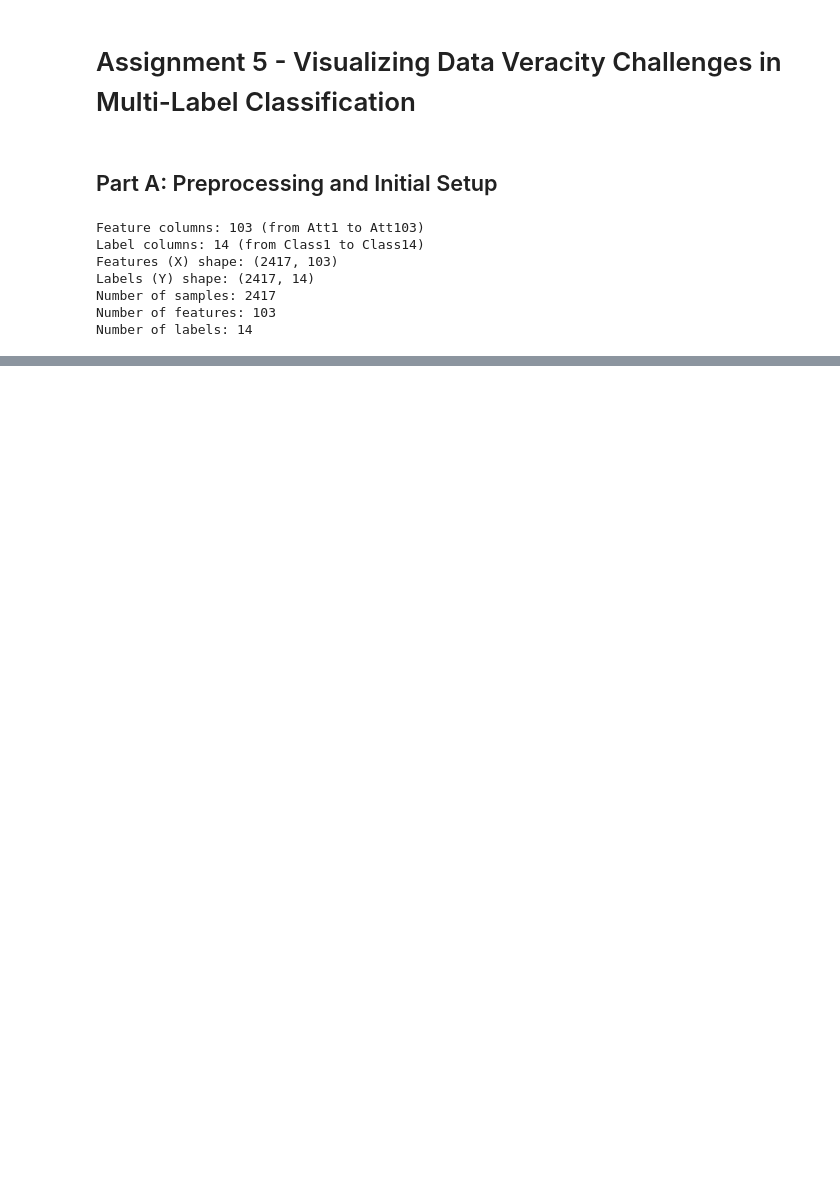
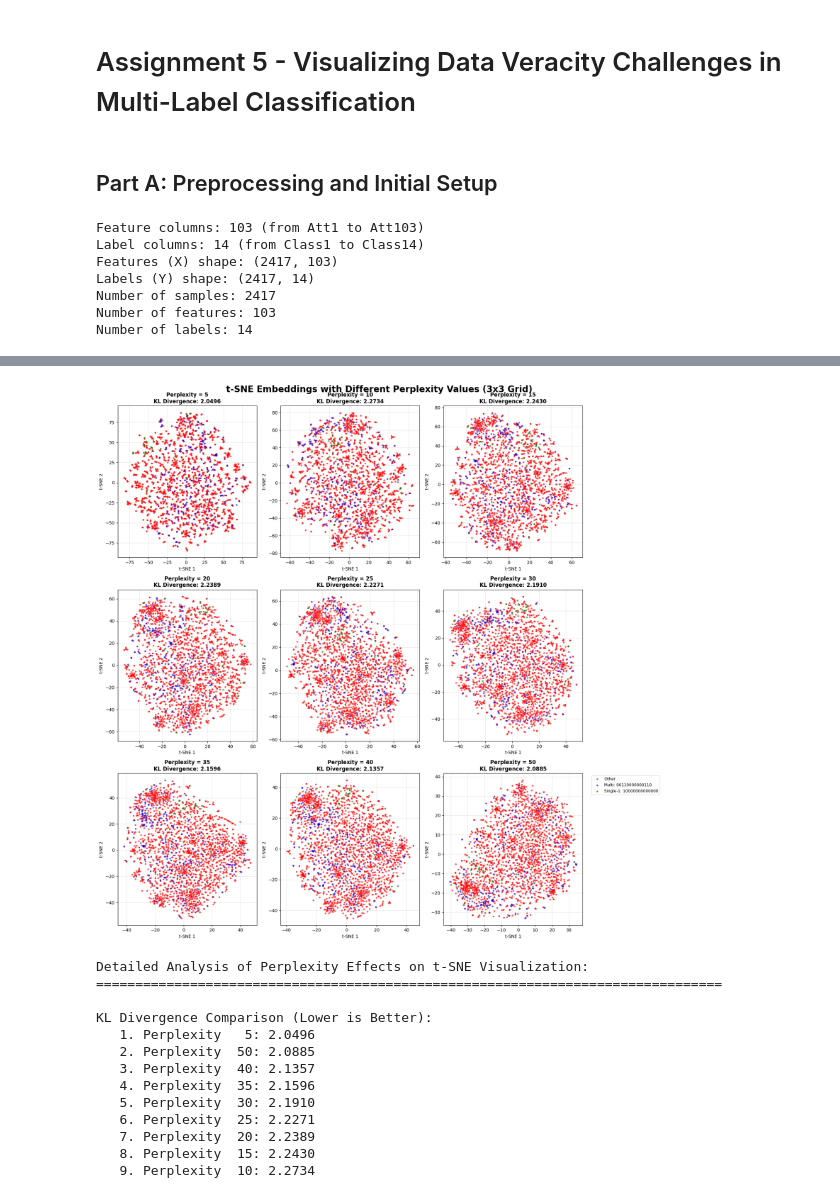
Before and after one commit to ha-rish-23/assignment-5-ha-rish-23, a Jupyter notebook: solution.ipynb, the cells around one changed output, grey strips where cells are left out. Drawn from its saved outputs; the diff is of its cells as text; code cells hidden in the pictures; blank space fills up the shorter version.

```diff
--- a/solution.ipynb
+++ b/solution.ipynb
@@ -132,0 +260,78 @@ Total samples: 2417
+# %%
+# Visualize t-SNE results with different perplexity values in a 3x3 grid
+
+# Create a 3x3 figure with subplots for each perplexity value
+fig, axes = plt.subplots(3, 3, figsize=(18, 18))
+fig.suptitle('t-SNE Embeddings with Different Perplexity Values (3x3 Grid)', fontsize=20, fontweight='bold')
+
+colors = ['red', 'blue', 'green', 'orange']
+color_map = {cat: colors[i] for i, cat in enumerate(visualization_target.unique())}
+
+# Flatten axes for easier indexing
+axes_flat = axes.flatten()
+
+for idx, perp in enumerate(perplexity_values):
+    embedding = tsne_results[perp]['embedding']
+    kl_div = tsne_results[perp]['kl_divergence']
+
+    # Get the current subplot
+    ax = axes_flat[idx]
+
+    # Create scatter plot for each category
+    for category in visualization_target.unique():
+        mask = visualization_target == category
+        ax.scatter(
+            embedding[mask, 0],
+            embedding[mask, 1],
+            c=color_map[category],
+            label=category,
+            alpha=0.6,
+            s=8
+        )
+
+    ax.set_title(f'Perplexity = {perp}\nKL Divergence: {kl_div:.4f}', fontweight='bold', fontsize=12)
+    ax.set_xlabel('t-SNE 1', fontsize=10)
+    ax.set_ylabel('t-SNE 2', fontsize=10)
+    ax.grid(True, alpha=0.3)
+
+    # Add legend only to the last subplot (bottom right)
+    if idx == len(perplexity_values) - 1:
+        ax.legend(bbox_to_anchor=(1.05, 1), loc='upper left', fontsize=9)
+
+plt.tight_layout()
+plt.show()
+
+# Print detailed analysis of perplexity effects
+print("Detailed Analysis of Perplexity Effects on t-SNE Visualization:")
+print("=" * 80)
+print()
+
+# Group perplexity values for analysis
+low_perp = [p for p in perplexity_values if p <= 15]
+med_perp = [p for p in perplexity_values if 20 <= p <= 40]
+high_perp = [p for p in perplexity_values if p >= 50]
+
+print("KL Divergence Comparison (Lower is Better):")
+sorted_results = sorted([(perp, tsne_results[perp]['kl_divergence']) for perp in perplexity_values],
+                        key=lambda x: x[1])
+
+for i, (perp, kl_div) in enumerate(sorted_results):
+    rank = i + 1
+    print(f"  {rank:2d}. Perplexity {perp:3d}: {kl_div:.4f}")
+
+best_perp = sorted_results[0][0]
+# %% [output]
+[figure, added]
+Detailed Analysis of Perplexity Effects on t-SNE Visualization:
+================================================================================
+
+KL Divergence Comparison (Lower is Better):
+   1. Perplexity   5: 2.0496
+   2. Perplexity  50: 2.0885
+   3. Perplexity  40: 2.1357
+   4. Perplexity  35: 2.1596
+   5. Perplexity  30: 2.1910
+   6. Perplexity  25: 2.2271
+   7. Perplexity  20: 2.2389
+   8. Perplexity  15: 2.2430
+   9. Perplexity  10: 2.2734
```
Also changed, not shown: parts of 6 cells of this notebook.
